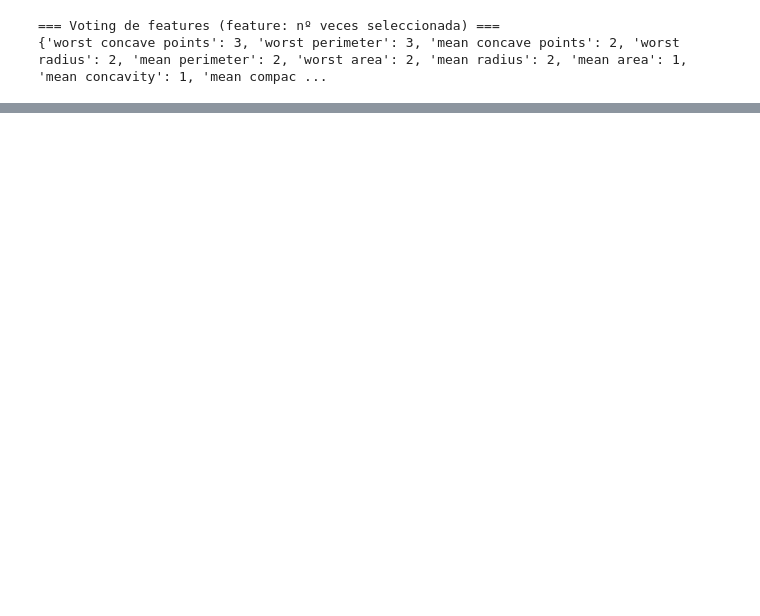
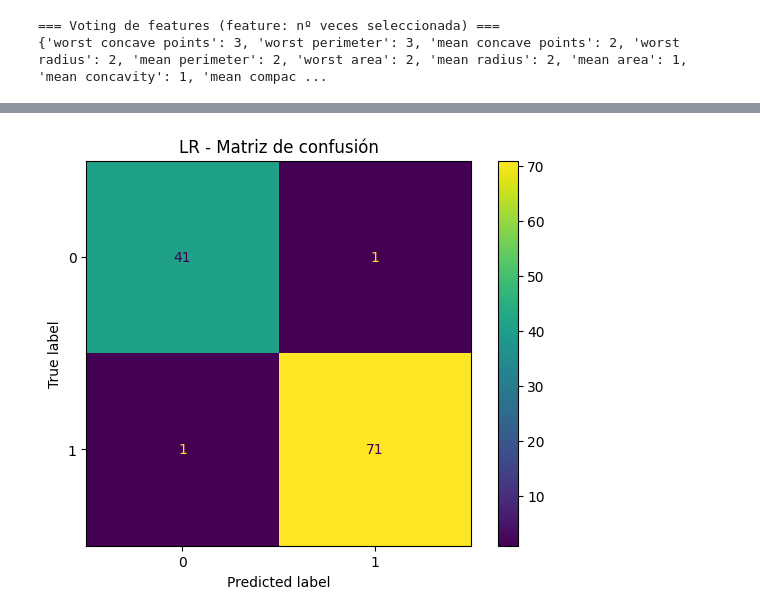
Before and after one commit to japinuela/Ejercicios-Repaso-Python-ML, a Jupyter notebook: BreastCancer.ipynb, the cells around one changed output, grey strips where cells are left out. Saved outputs shown, nothing was run; the diff lists cells and outputs as text; code cells hidden in the pictures; blank space fills up the shorter version.

Commit message:
Probando distintas selecciones

```diff
--- a/BreastCancer.ipynb
+++ b/BreastCancer.ipynb
@@ -346,0 +429,5 @@ plt.show()
+# %%
+X_train, X_test, y_train, y_test = train_test_split(
+    X, y, test_size=0.2, stratify=y, random_state=RANDOM_STATE
+)
+X_train.shape, X_test.shape
@@ -346,0 +470,22 @@ plt.show()
+# %%
+# Entrenamos
+pipe_lr.fit(X_train, y_train)
+
+
+# Predicciones + probabilidades
+y_pred_lr = pipe_lr.predict(X_test)
+y_proba_lr = pipe_lr.predict_proba(X_test)[:, 1]
+
+
+def metrics_row(y_true, y_pred, y_proba, label):
+    return pd.Series({
+        "model": label,
+        "accuracy": accuracy_score(y_true, y_pred),
+        "precision": precision_score(y_true, y_pred),
+        "recall": recall_score(y_true, y_pred),
+        "f1": f1_score(y_true, y_pred),
+        "roc_auc": roc_auc_score(y_true, y_proba),
+    })
+
+test_metrics = metrics_row(y_test, y_pred_lr, y_proba_lr, "LogisticRegression").T
+test_metrics
@@ -346,0 +500,6 @@ plt.show()
+# %%
+ConfusionMatrixDisplay(confusion_matrix(y_test, y_pred_lr)).plot()
+plt.title("LR - Matriz de confusión")
+plt.show()
+# %% [output]
+[figure, added]
```
Also changed, not shown: parts of 14 cells of this notebook, 1 other file.
